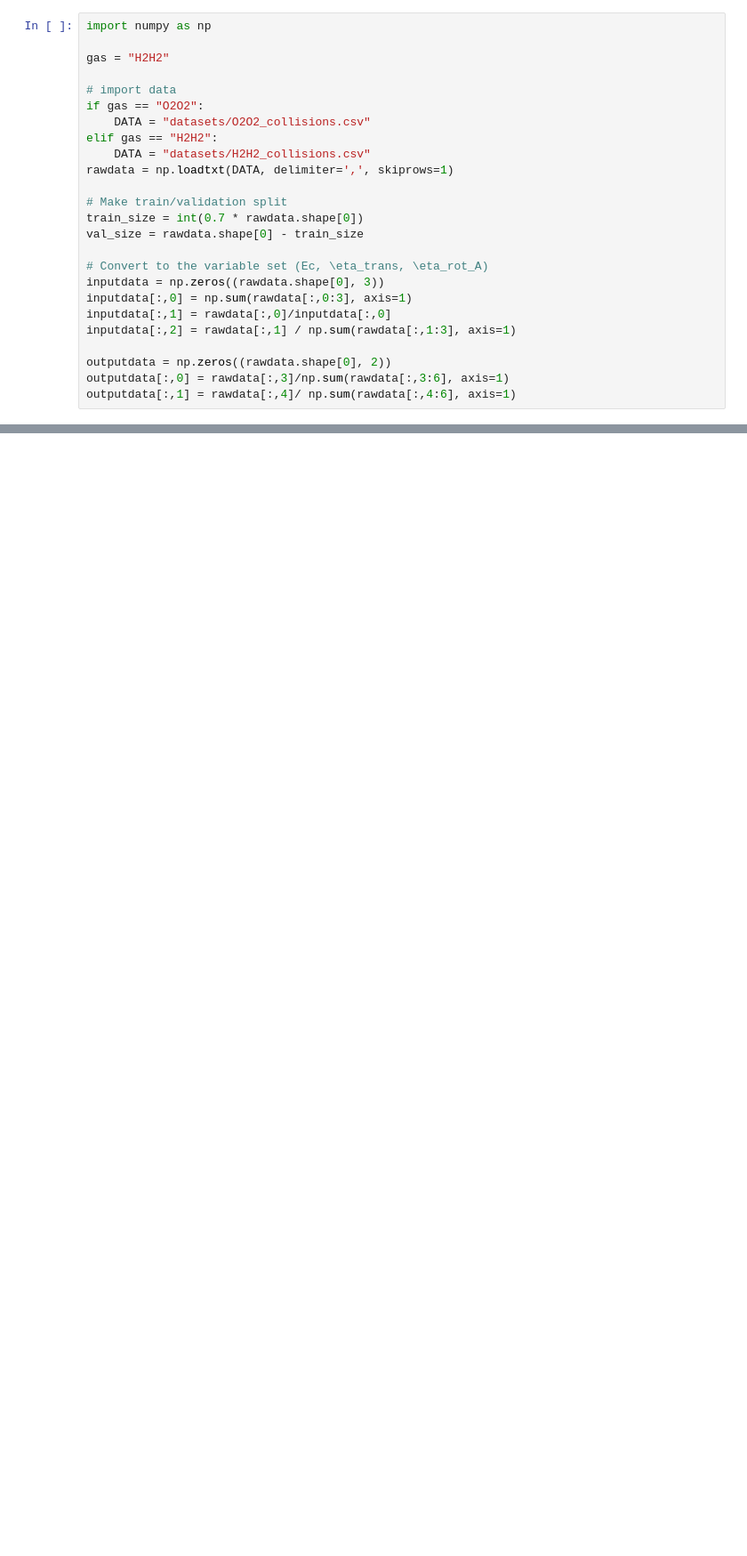
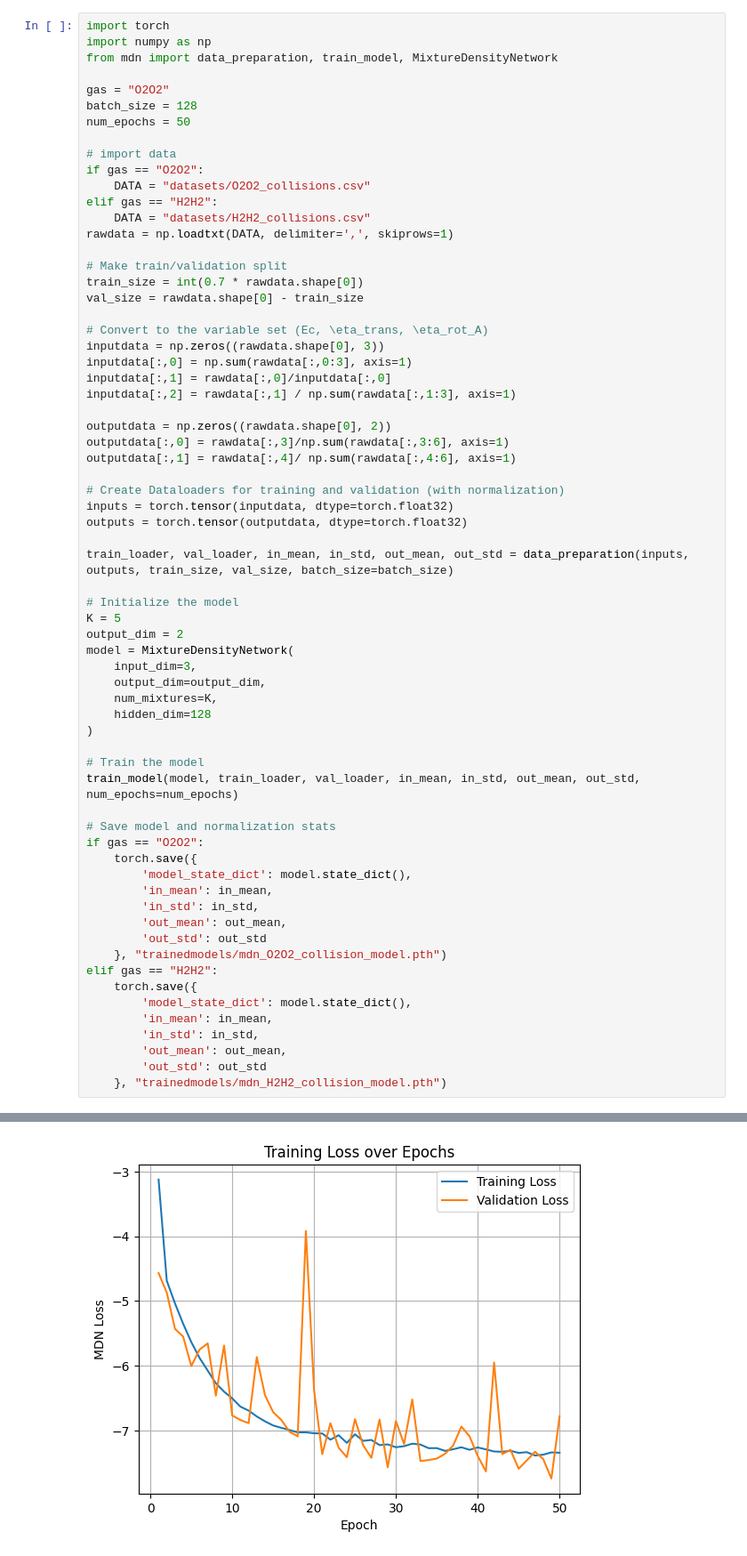
Before and after one commit to TijnZeelenberg/scatteringkernels, a Jupyter notebook: machinelearning/visualisations.ipynb, the cells around one changed output, grey strips where cells are left out. Shown at 89% size. Cells and saved outputs as stored; diff of their text form; blank space fills up the shorter version.

Commit message:
Refactor mdn training loop into function

```diff
--- a/machinelearning/visualisations.ipynb
+++ b/machinelearning/visualisations.ipynb
@@ -15,7 +19,11 @@ where D is the output dimension.
 # %%
+import torch
 import numpy as np
+from mdn import data_preparation, train_model, MixtureDensityNetwork
 
-gas = "H2H2"
+gas = "O2O2"
+batch_size = 128
+num_epochs = 50
 
 # import data
 if gas == "O2O2":
@@ -37,3 +45,41 @@ inputdata[:,2] = rawdata[:,1] / np.sum(rawdata[:,1:3], axis=1)
 outputdata = np.zeros((rawdata.shape[0], 2))
 outputdata[:,0] = rawdata[:,3]/np.sum(rawdata[:,3:6], axis=1)
 outputdata[:,1] = rawdata[:,4]/ np.sum(rawdata[:,4:6], axis=1)
+
+# Create Dataloaders for training and validation (with normalization)
+inputs = torch.tensor(inputdata, dtype=torch.float32)
+outputs = torch.tensor(outputdata, dtype=torch.float32)
+
+train_loader, val_loader, in_mean, in_std, out_mean, out_std = data_preparation(inputs, outputs, train_size, val_size, batch_size=batch_size)
+
+# Initialize the model
+K = 5
+output_dim = 2
+model = MixtureDensityNetwork(
+    input_dim=3,
+    output_dim=output_dim,
+    num_mixtures=K,
+    hidden_dim=128
+)
+
+# Train the model
+train_model(model, train_loader, val_loader, in_mean, in_std, out_mean, out_std, num_epochs=num_epochs)
+
+# Save model and normalization stats
+if gas == "O2O2":
+    torch.save({
+        'model_state_dict': model.state_dict(),
+        'in_mean': in_mean,
+        'in_std': in_std,
+        'out_mean': out_mean,
+        'out_std': out_std
+    }, "trainedmodels/mdn_O2O2_collision_model.pth")
+elif gas == "H2H2":
+    torch.save({
+        'model_state_dict': model.state_dict(),
+        'in_mean': in_mean,
+        'in_std': in_std,
+        'out_mean': out_mean,
+        'out_std': out_std
+    }, "trainedmodels/mdn_H2H2_collision_model.pth")
+# %% [output]
@@ -39,0 +90 @@ outputdata[:,1] = rawdata[:,4]/ np.sum(rawdata[:,4:6], axis=1)
+[figure, added]
```
Also changed, not shown: parts of 5 cells of this notebook, 1 other file.
